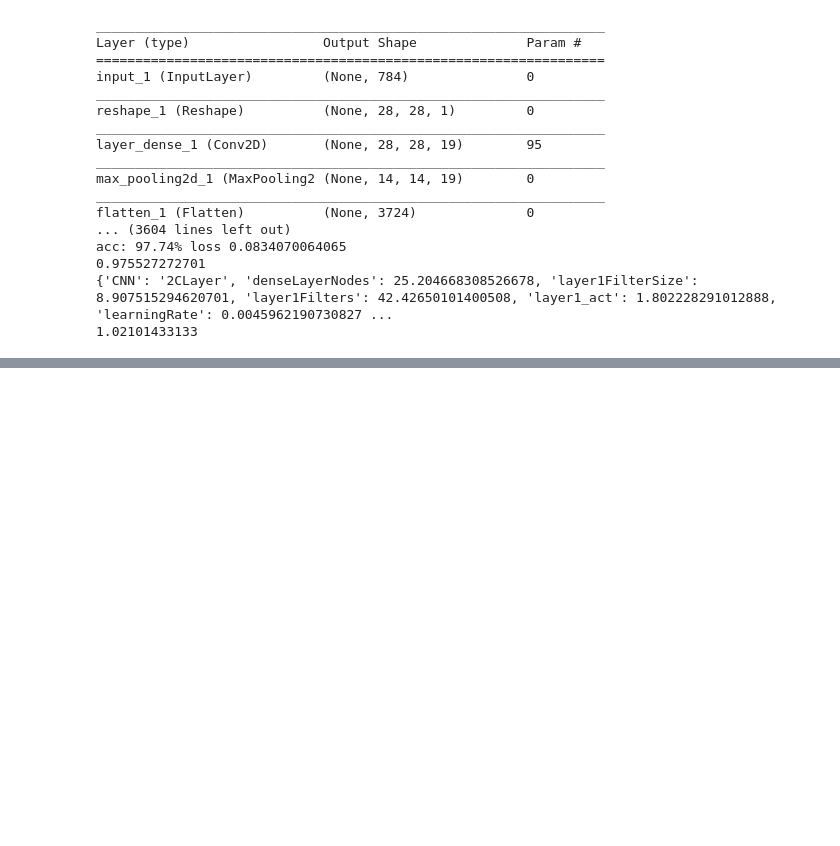
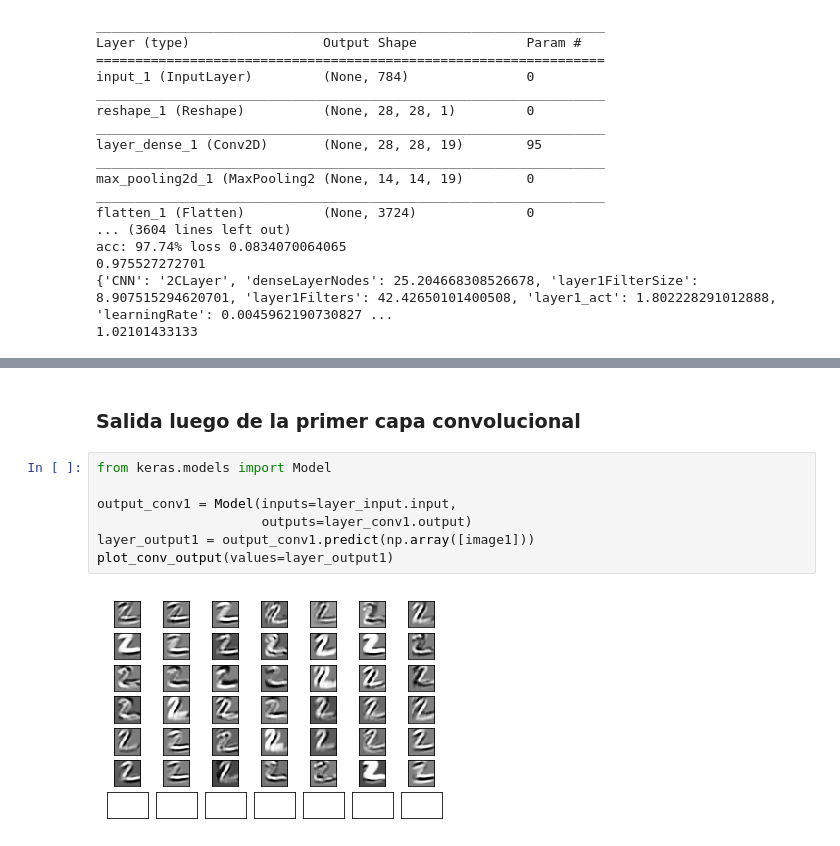
Before and after one commit to gonzalovodanovic/pso_dnn, a Jupyter notebook: pso_mnist_cnn.ipynb, the cells around one changed output, grey strips where cells are left out. Cells and saved outputs as stored; diff of their text form; blank space fills up the shorter version.

```diff
--- a/pso_mnist_cnn.ipynb
+++ b/pso_mnist_cnn.ipynb
@@ -493,0 +592,11 @@ acc: 98.37% loss 0.0552510514956
+# %% [markdown]
+### Salida luego de la primer capa convolucional
+# %%
+from keras.models import Model
+
+output_conv1 = Model(inputs=layer_input.input,
+                     outputs=layer_conv1.output)
+layer_output1 = output_conv1.predict(np.array([image1]))
+plot_conv_output(values=layer_output1)
+# %% [output]
+[figure, added]
```
Also changed, not shown: parts of 11 cells of this notebook.
